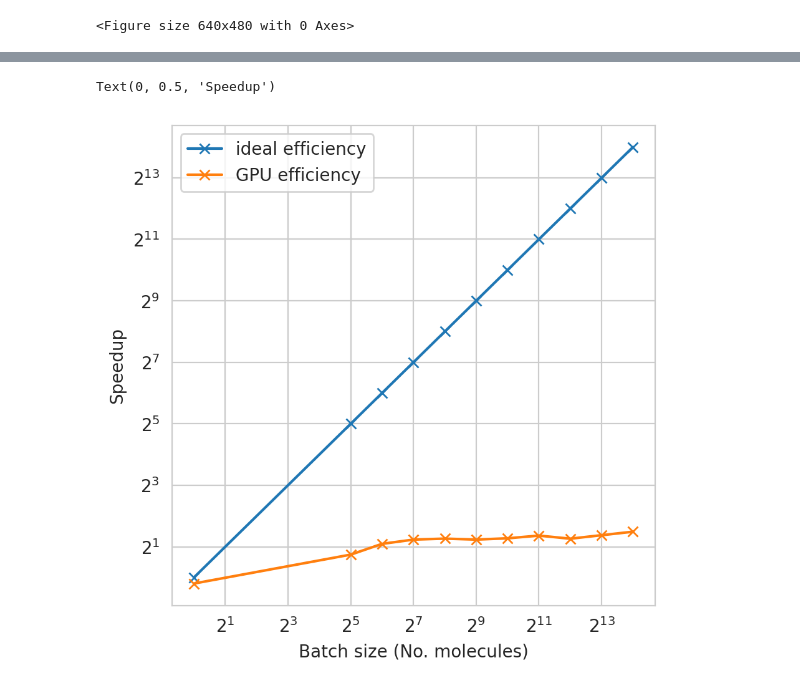
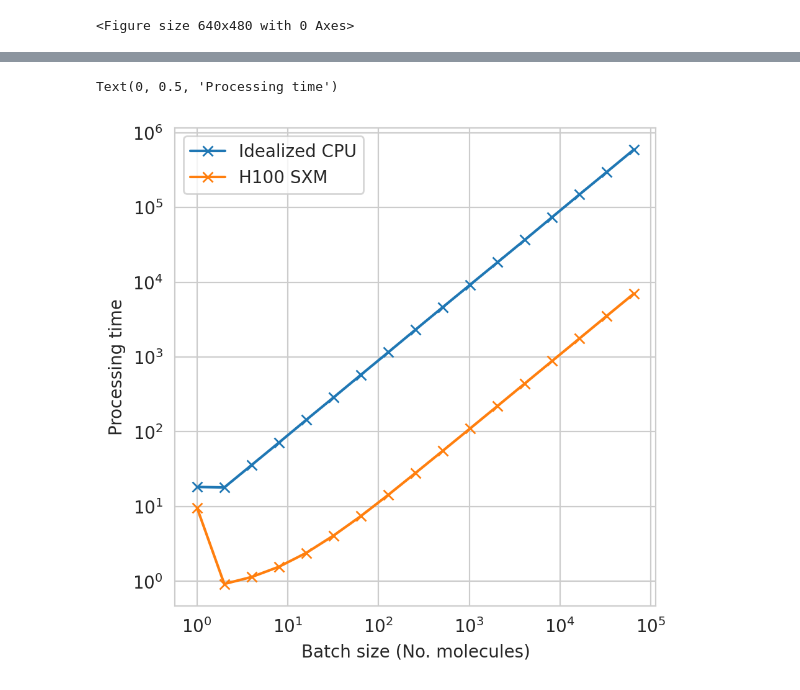
Before and after one commit to tornikeo/tblite, a Jupyter notebook: notes/make_figures.ipynb, the cells around one changed output, grey strips where cells are left out. Drawn from its saved outputs; the diff is of its cells as text; code cells hidden in the pictures.

```diff
--- a/notes/make_figures.ipynb
+++ b/notes/make_figures.ipynb
@@ -258,8 +258,14 @@ plt.savefig('notes/figures/performance_pie.png', dpi=300, bbox_inches='tight')
 [figure]
 <Figure size 640x480 with 0 Axes>
 # %%
-df = pd.read_csv(f'notes/data/h200_batch/1cpu.csv')
-df['gpu_type'] = 'h200_batch'
+import pandas as pd
+import numpy as np
+import os
+import matplotlib.pyplot as plt
+import seaborn as sns
+
+df = pd.read_csv(f'notes/data/h100_batch/1cpu.csv')
+df['gpu_type'] = 'h100_batch'
 df
 # %% [output]
 |  | nat | nprim | maxl | max_nnl | mean_nnl | max_nsh | cpu_time | gpu_gb_in | gpu_gb_out | gpu_gb_total | ... |
@@ -277,26 +289,22 @@ df
 # %%
 sns.set_style("whitegrid")
 plt.figure(figsize=(5,5), dpi=200)
 
-# plt.rcParams['font.size'] = 20
-
 plt.plot(
-  df['batch_size'],
-  df['batch_size'],
+  df['batch_size'], df['batch_size'] * df['cpu_time'],
   'x-',
-  label='ideal efficiency'
+  label="Idealized CPU",
 )
 plt.plot(
-  df['batch_size'],
-  (df['cpu_time'] * df['batch_size']) / df['gpu_time'],
+  df['batch_size'], df['gpu_time'],
   'x-',
-  label='GPU efficiency'
+  label='H100 SXM'
 )
 plt.legend()
-plt.xscale('log', base=2)
-plt.yscale('log', base=2)
+plt.xscale('log', base=10)
+plt.yscale('log', base=10)
 plt.xlabel("Batch size (No. molecules)")
-plt.ylabel("Speedup")
+plt.ylabel("Processing time")
 # %% [output]
-Text(0, 0.5, 'Speedup')
+Text(0, 0.5, 'Processing time')
-[figure, old version]
+[figure, new version]
```
Also changed, not shown: parts of 1 cell of this notebook, 6 other files.
